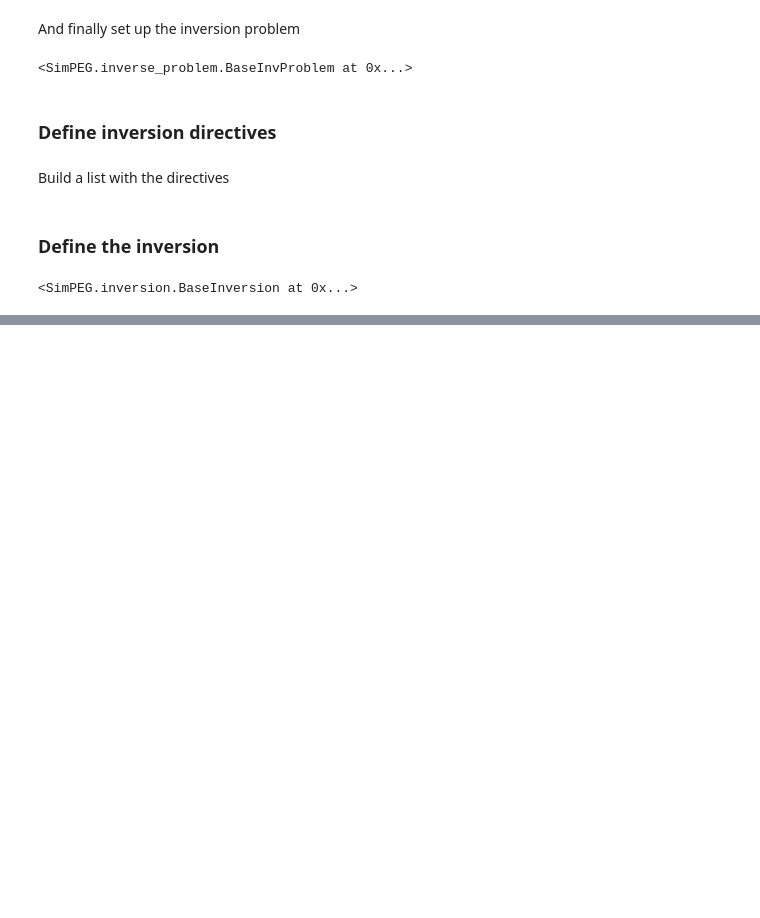
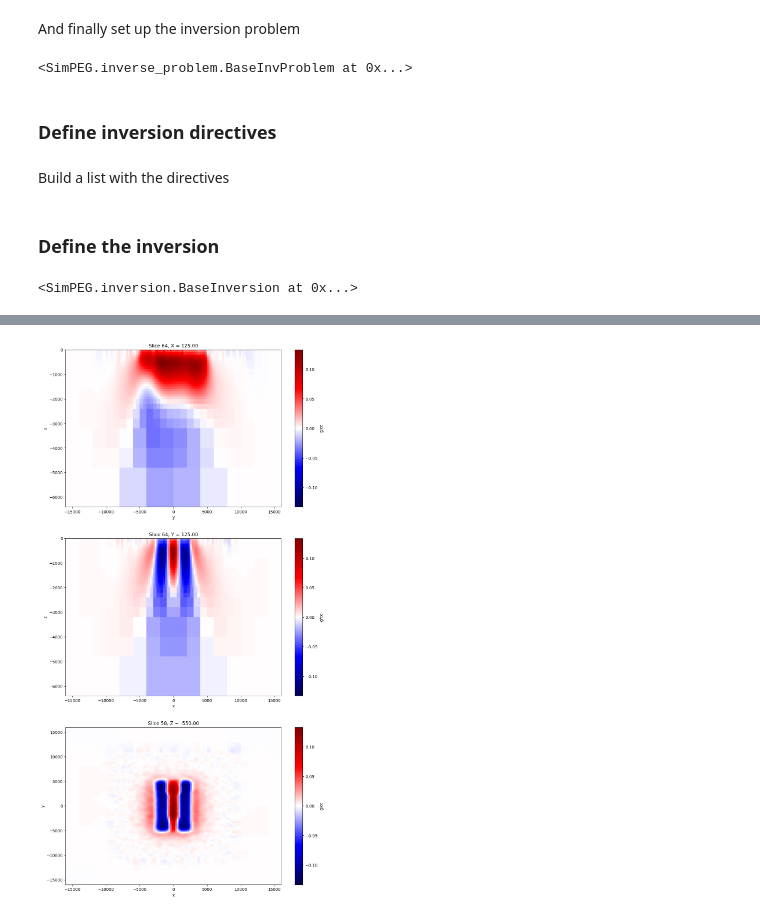
Before and after one commit to santisoler/fasttimes-carbon-mineralization-inversion, a Jupyter notebook: playing-around.ipynb, the cells around one changed output, grey strips where cells are left out. Saved outputs shown, nothing was run; the diff lists cells and outputs as text; code cells hidden in the pictures; blank space fills up the shorter version.

```diff
--- a/playing-around.ipynb
+++ b/playing-around.ipynb
@@ -199,0 +228,16 @@ Computing sensitivities to local ram
+# %%
+fig, (ax1, ax2, ax3) = plt.subplots(nrows=3, ncols=1, figsize=(12, 24))
+
+for direction, slice_loc, ax in zip("x y z".split(), (None, None, -500), (ax1, ax2, ax3)):
+    tmp, = mesh.plot_slice(
+        inverted_model,
+        normal=direction,
+        slice_loc=slice_loc,
+        clim=clim,
+        ax=ax,
+        pcolor_opts={"cmap": "seismic"},
+    )
+    plt.colorbar(tmp, ax=ax, label="g/cc")
+plt.show()
+# %% [output]
+[figure, added]
```
Also changed, not shown: parts of 6 cells of this notebook.
